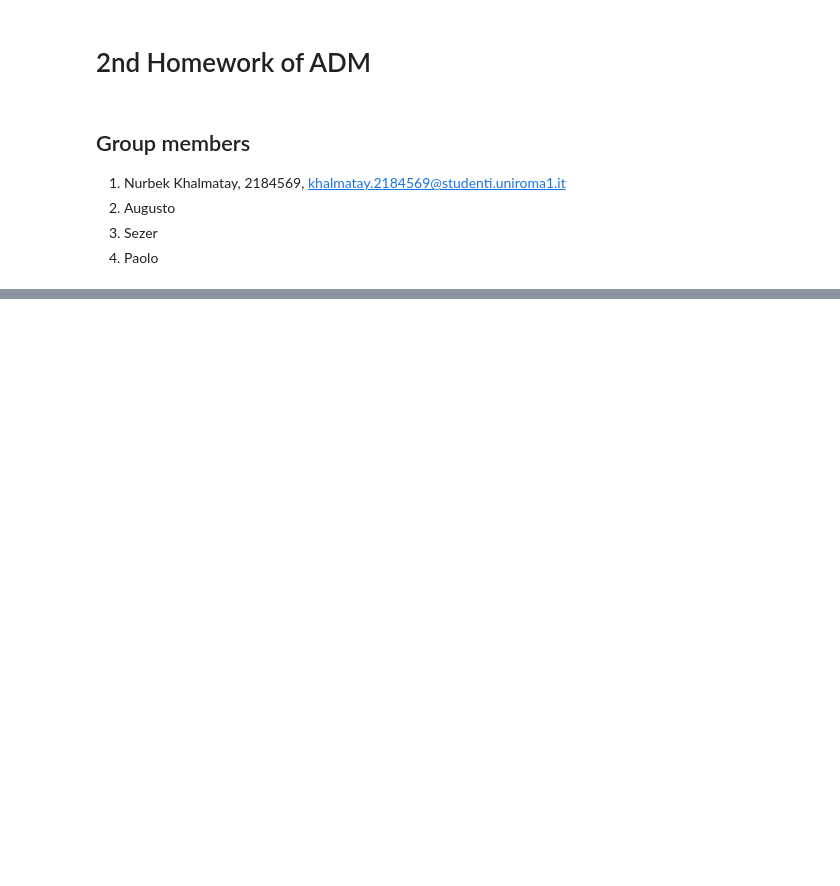
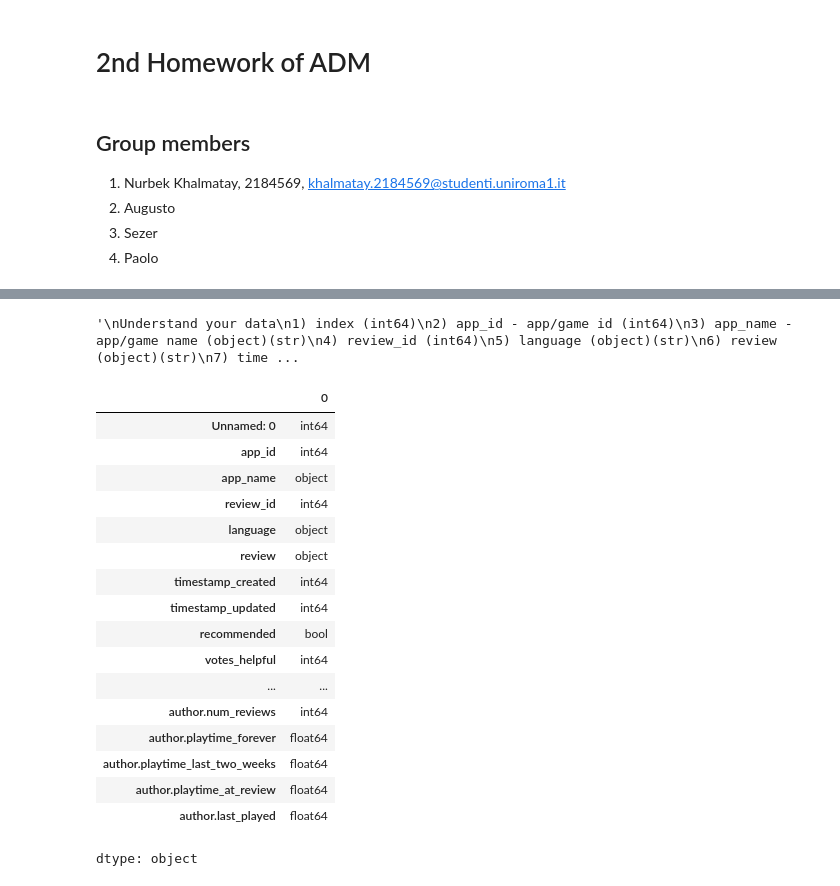
Before and after one commit to khalmatay/videogame-reviews-analysis, a Jupyter notebook: main.ipynb, the cells around one changed output, grey strips where cells are left out. Cells and saved outputs as stored; diff of their text form; code cells hidden in the pictures; blank space fills up the shorter version.

```diff
--- a/main.ipynb
+++ b/main.ipynb
@@ -47,0 +66,50 @@ df.head()
+# %%
+'''
+Understand your data
+1) index (int64)
+2) app_id - app/game id (int64)
+3) app_name - app/game name (object)(str)
+4) review_id (int64)
+5) language (object)(str)
+6) review (object)(str)
+7) timestamp_created - date the review was crated (unix)(int64)
+8) timestamp_updated - date the review was last updated (unix) (timestamp_created <= timestamp_updated)(int64)
+9) recommmend - (bool)
+10) votes_helpful -  the number of users that found this review helpful (int64)
+11) votes_funny - the number of users that found this review funny(int64)
+12) weighted_vote_score	- helpfulness score (float64)
+13) comment_count- number of comments posted on this review (int64)
+14) steam_purchase - true if the user purchased the game on Steam(bool)
+15) received_for_free - true if the user checked a box saying they got the app for free (bool)
+16) written_during_early_access - if the user posted this review while the game was in Early Access (bool)
+17) author.steamid	- the user’s SteamID (int64)
+18) author.num_games_owned - number of games owned by the user(int64)
+19) author.num_reviews	- number of reviews written by the user(int64)
+20)	author.playtime_forever - lifetime playtime tracked in this app (float64)
+21) author.playtime_last_two_weeks - playtime tracked in the past two weeks for this app(float64)
+22) author.playtime_at_review	- playtime when the review was written(float64)
+23) author.last_played -  time for when the user last played(float64)
+'''
+# %% [output]
+'\nUnderstand your data\n1) index (int64)\n2) app_id - app/game id (int64)\n3) app_name - app/game name (object)(str)\n4) review_id (int64)\n5) language (object)(str)\n6) review (object)(str)\n7) time ...
+# %%
+data.dtypes
+# %% [output]
+|  | 0 |
+| Unnamed: 0 | int64 |
+| app_id | int64 |
+| app_name | object |
+| review_id | int64 |
+| language | object |
+| review | object |
+| timestamp_created | int64 |
+| timestamp_updated | int64 |
+| recommended | bool |
+| votes_helpful | int64 |
+| ... | ... |
+| author.num_reviews | int64 |
+| author.playtime_forever | float64 |
+| author.playtime_last_two_weeks | float64 |
+| author.playtime_at_review | float64 |
+| author.last_played | float64 |
+dtype: object
```
Also changed, not shown: parts of 16 cells of this notebook.
